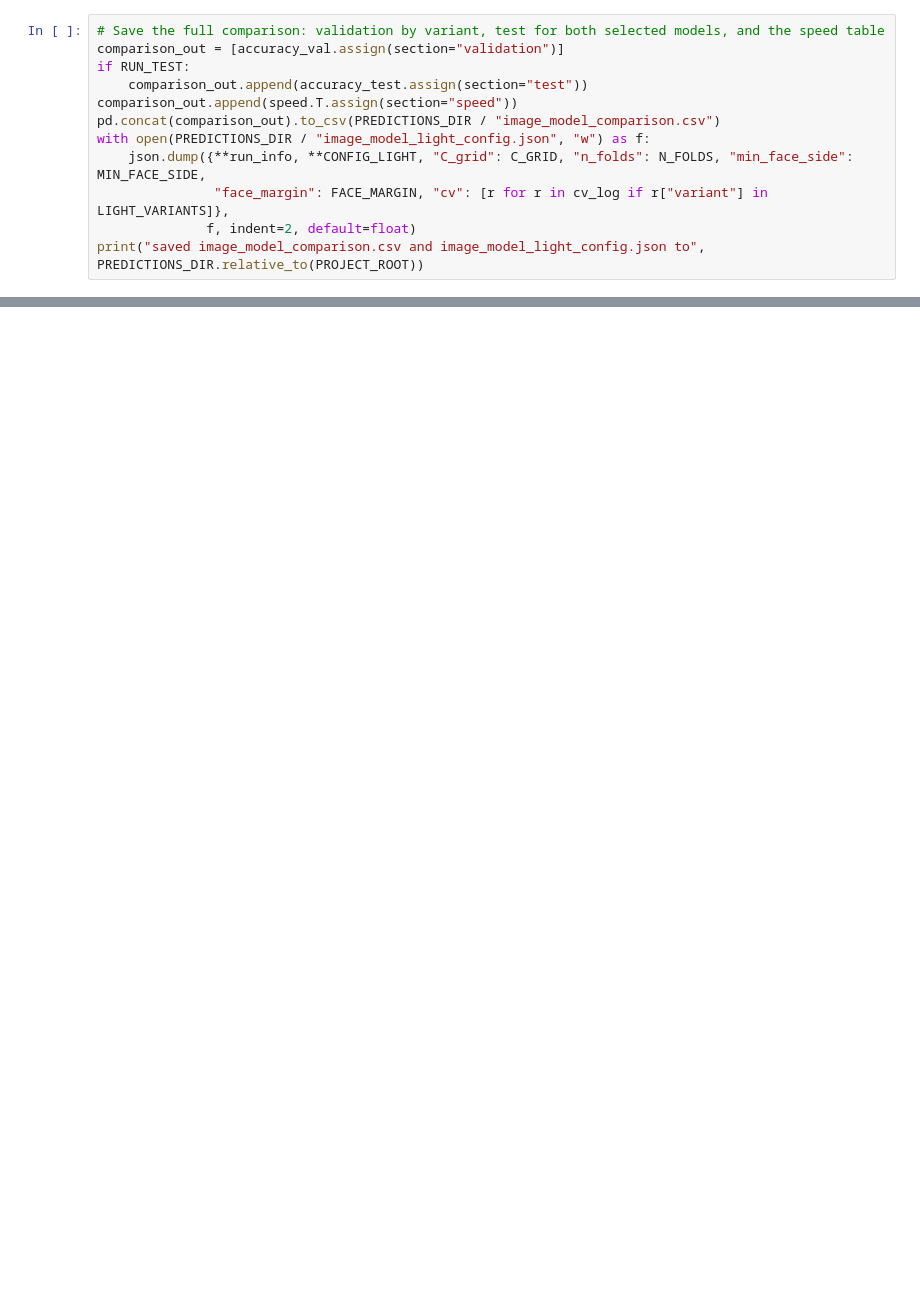
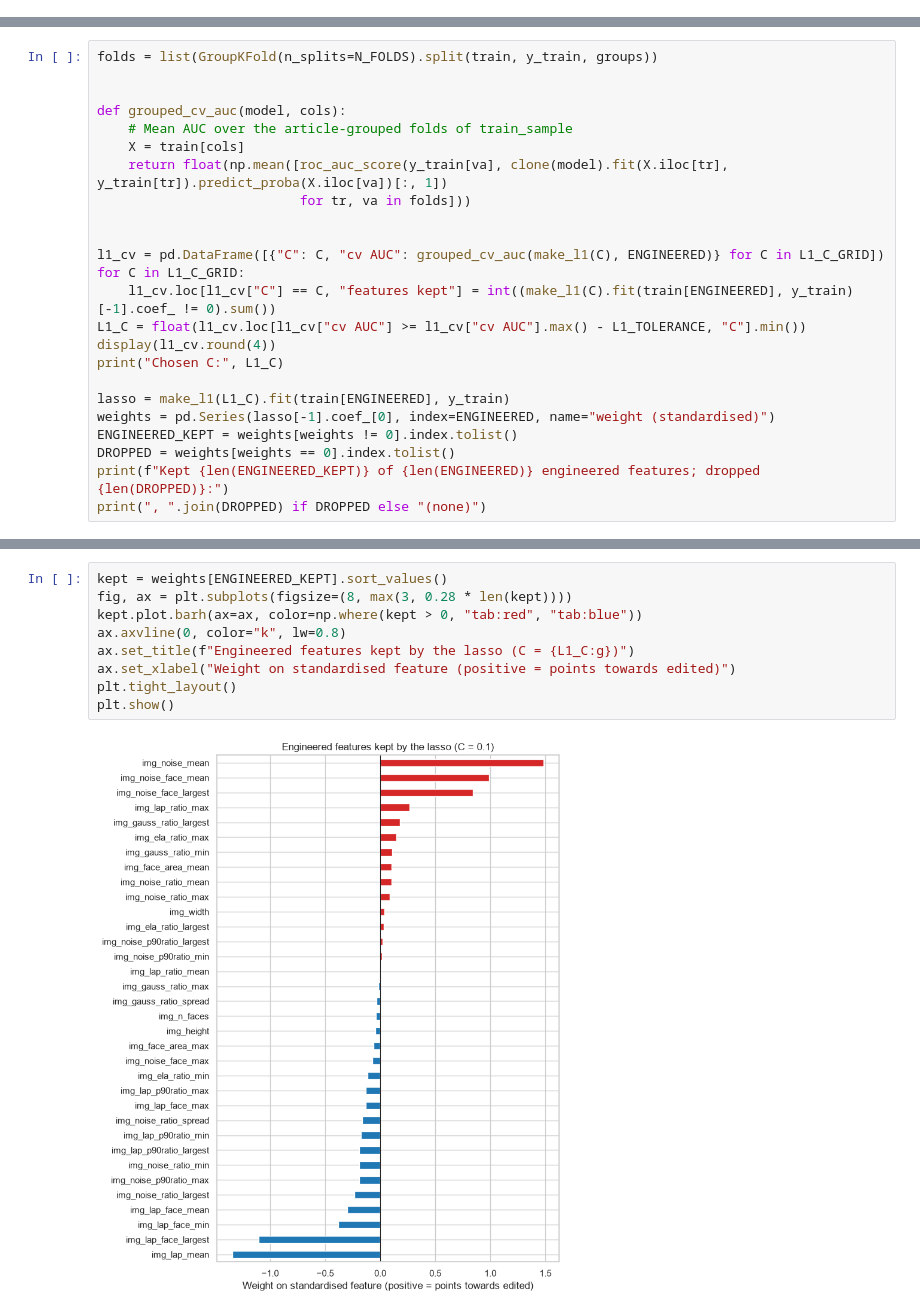
Before and after one commit to mfchloe/bt4012-team12, a Jupyter notebook: notebooks/07_image_model.ipynb, the cells around one changed output, grey strips where cells are left out. Cells and saved outputs as stored; diff of their text form; blank space fills up the shorter version.

```diff
--- a/notebooks/07_image_model.ipynb
+++ b/notebooks/07_image_model.ipynb
@@ -1461,12 +109,0 @@ benchmark: 500 validation images with 1294 face crops
-# %%
-# Save the full comparison: validation by variant, test for both selected models, and the speed table
-comparison_out = [accuracy_val.assign(section="validation")]
-if RUN_TEST:
-    comparison_out.append(accuracy_test.assign(section="test"))
-comparison_out.append(speed.T.assign(section="speed"))
-pd.concat(comparison_out).to_csv(PREDICTIONS_DIR / "image_model_comparison.csv")
-with open(PREDICTIONS_DIR / "image_model_light_config.json", "w") as f:
-    json.dump({**run_info, **CONFIG_LIGHT, "C_grid": C_GRID, "n_folds": N_FOLDS, "min_face_side": MIN_FACE_SIDE,
-               "face_margin": FACE_MARGIN, "cv": [r for r in cv_log if r["variant"] in LIGHT_VARIANTS]},
-              f, indent=2, default=float)
-print("saved image_model_comparison.csv and image_model_light_config.json to", PREDICTIONS_DIR.relative_to(PROJECT_ROOT))
@@ -1633,0 +157,24 @@ With 50,705 test rows from 18,360 articles, sampling noise is small. Systematic
+# %%
+folds = list(GroupKFold(n_splits=N_FOLDS).split(train, y_train, groups))
+
+
+def grouped_cv_auc(model, cols):
+    # Mean AUC over the article-grouped folds of train_sample
+    X = train[cols]
+    return float(np.mean([roc_auc_score(y_train[va], clone(model).fit(X.iloc[tr], y_train[tr]).predict_proba(X.iloc[va])[:, 1])
+                          for tr, va in folds]))
+
+
+l1_cv = pd.DataFrame([{"C": C, "cv AUC": grouped_cv_auc(make_l1(C), ENGINEERED)} for C in L1_C_GRID])
+for C in L1_C_GRID:
+    l1_cv.loc[l1_cv["C"] == C, "features kept"] = int((make_l1(C).fit(train[ENGINEERED], y_train)[-1].coef_ != 0).sum())
+L1_C = float(l1_cv.loc[l1_cv["cv AUC"] >= l1_cv["cv AUC"].max() - L1_TOLERANCE, "C"].min())
+display(l1_cv.round(4))
+print("Chosen C:", L1_C)
+
+lasso = make_l1(L1_C).fit(train[ENGINEERED], y_train)
+weights = pd.Series(lasso[-1].coef_[0], index=ENGINEERED, name="weight (standardised)")
+ENGINEERED_KEPT = weights[weights != 0].index.tolist()
+DROPPED = weights[weights == 0].index.tolist()
+print(f"Kept {len(ENGINEERED_KEPT)} of {len(ENGINEERED)} engineered features; dropped {len(DROPPED)}:")
+print(", ".join(DROPPED) if DROPPED else "(none)")
@@ -1633,0 +190,11 @@ With 50,705 test rows from 18,360 articles, sampling noise is small. Systematic
+# %%
+kept = weights[ENGINEERED_KEPT].sort_values()
+fig, ax = plt.subplots(figsize=(8, max(3, 0.28 * len(kept))))
+kept.plot.barh(ax=ax, color=np.where(kept > 0, "tab:red", "tab:blue"))
+ax.axvline(0, color="k", lw=0.8)
+ax.set_title(f"Engineered features kept by the lasso (C = {L1_C:g})")
+ax.set_xlabel("Weight on standardised feature (positive = points towards edited)")
+plt.tight_layout()
+plt.show()
+# %% [output]
+[figure, added]
```
Also changed, not shown: parts of 82 cells of this notebook, 20 other files.
